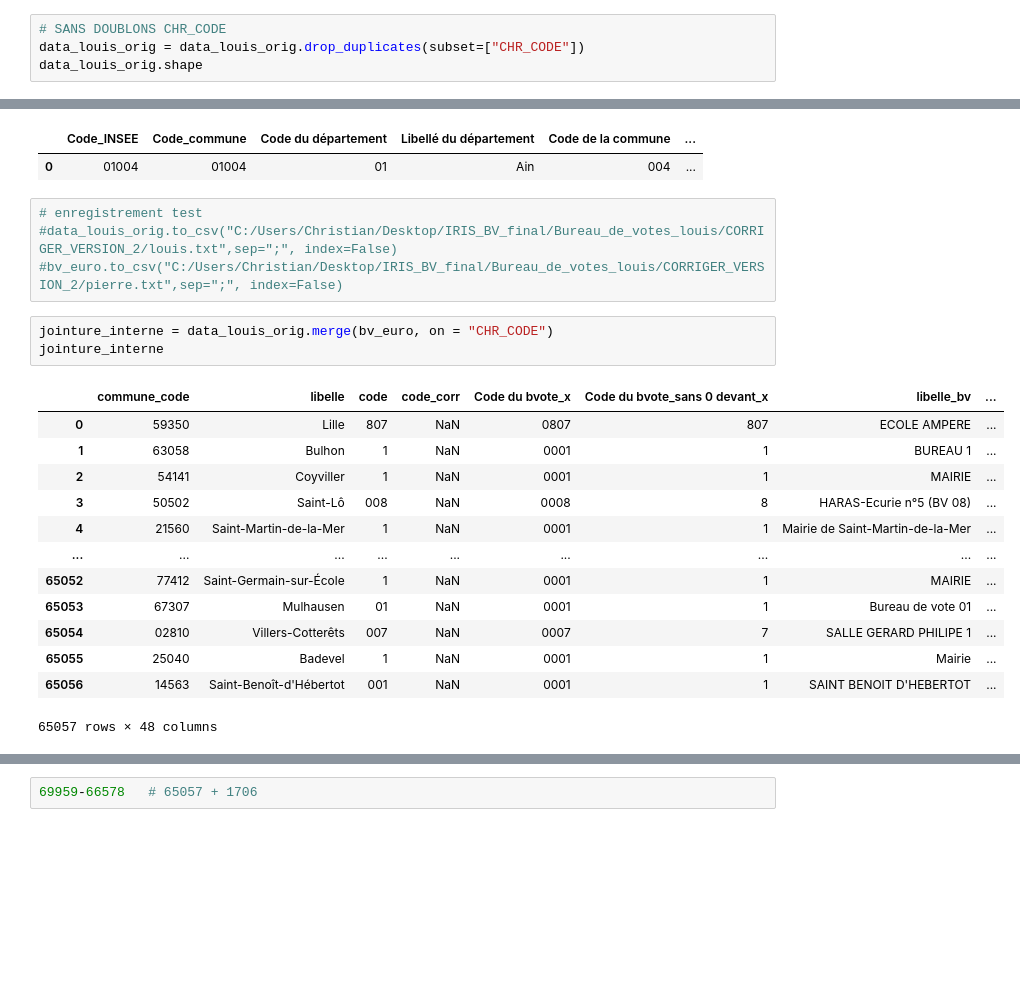
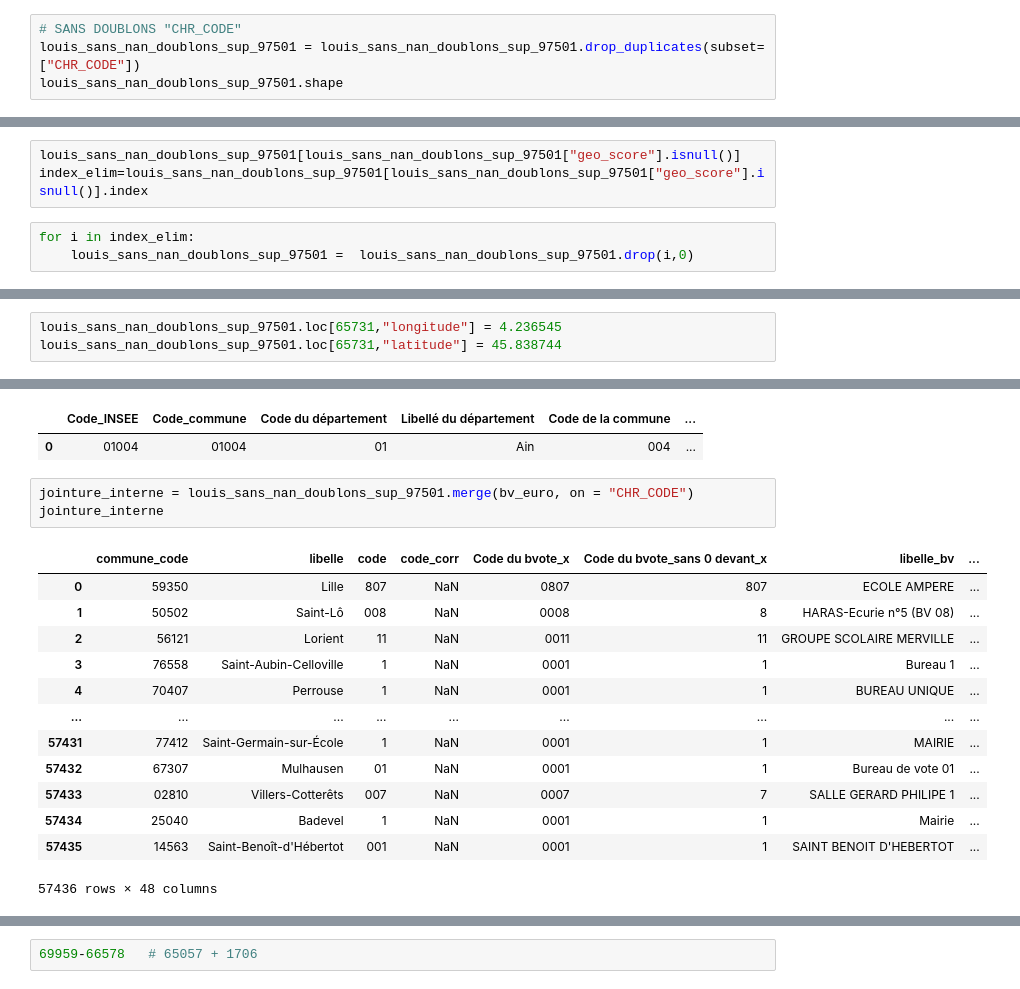
Before and after one commit to christian235711/IRIS_BV, a Jupyter notebook: CORRECTION_LYON_MARSEILLE.ipynb, the cells around one changed output, grey strips where cells are left out. Drawn from its saved outputs; the diff is of its cells as text; blank space fills up the shorter version.

Commit message:
jointure sans coord nan sans doublons sans codes postaux sup 97501

```diff
--- a/CORRECTION_LYON_MARSEILLE.ipynb
+++ b/CORRECTION_LYON_MARSEILLE.ipynb
@@ -24,5 +72,5 @@ data_louis_orig.iloc[70045:70045+1,:]
 # %%
-# SANS DOUBLONS CHR_CODE
-data_louis_orig = data_louis_orig.drop_duplicates(subset=["CHR_CODE"])
-data_louis_orig.shape
+# SANS DOUBLONS "CHR_CODE"
+louis_sans_nan_doublons_sup_97501 = louis_sans_nan_doublons_sup_97501.drop_duplicates(subset=["CHR_CODE"])
+louis_sans_nan_doublons_sup_97501.shape
 # %% [output]
@@ -33,0 +87,6 @@ data_louis_orig.shape
+# %%
+louis_sans_nan_doublons_sup_97501[louis_sans_nan_doublons_sup_97501["geo_score"].isnull()]
+index_elim=louis_sans_nan_doublons_sup_97501[louis_sans_nan_doublons_sup_97501["geo_score"].isnull()].index
+# %%
+for i in index_elim:
+    louis_sans_nan_doublons_sup_97501 =  louis_sans_nan_doublons_sup_97501.drop(i,0)
@@ -33,0 +105,3 @@ data_louis_orig.shape
+# %%
+louis_sans_nan_doublons_sup_97501.loc[65731,"longitude"] = 4.236545
+louis_sans_nan_doublons_sup_97501.loc[65731,"latitude"] = 45.838744
@@ -65,27 +146,23 @@ bv_euro.head(1)
 # %% [output]
 |  | Code_INSEE | Code_commune | Code du département | Libellé du département | Code de la commune | ... |
 | 0 | 01004 | 01004 | 01 | Ain | 004 | ... |
-# %%
-# enregistrement test
-#data_louis_orig.to_csv("C:/Users/Christian/Desktop/IRIS_BV_final/Bureau_de_votes_louis/CORRIGER_VERSION_2/louis.txt",sep=";", index=False)
-#bv_euro.to_csv("C:/Users/Christian/Desktop/IRIS_BV_final/Bureau_de_votes_louis/CORRIGER_VERSION_2/pierre.txt",sep=";", index=False)
 # %%
-jointure_interne = data_louis_orig.merge(bv_euro, on = "CHR_CODE")
+jointure_interne = louis_sans_nan_doublons_sup_97501.merge(bv_euro, on = "CHR_CODE")
 jointure_interne
 # %% [output]
 |  | commune_code | libelle | code | code_corr | Code du bvote_x | Code du bvote_sans 0 devant_x | libelle_bv | ... |
 | 0 | 59350 | Lille | 807 | NaN | 0807 | 807 | ECOLE AMPERE | ... |
-| 1 | 63058 | Bulhon | 1 | NaN | 0001 | 1 | BUREAU 1 | ... |
-| 2 | 54141 | Coyviller | 1 | NaN | 0001 | 1 | MAIRIE | ... |
-| 3 | 50502 | Saint-Lô | 008 | NaN | 0008 | 8 | HARAS-Ecurie n°5 (BV 08) | ... |
-| 4 | 21560 | Saint-Martin-de-la-Mer | 1 | NaN | 0001 | 1 | Mairie de Saint-Martin-de-la-Mer | ... |
+| 1 | 50502 | Saint-Lô | 008 | NaN | 0008 | 8 | HARAS-Ecurie n°5 (BV 08) | ... |
+| 2 | 56121 | Lorient | 11 | NaN | 0011 | 11 | GROUPE SCOLAIRE MERVILLE | ... |
+| 3 | 76558 | Saint-Aubin-Celloville | 1 | NaN | 0001 | 1 | Bureau 1 | ... |
+| 4 | 70407 | Perrouse | 1 | NaN | 0001 | 1 | BUREAU UNIQUE | ... |
 | ... | ... | ... | ... | ... | ... | ... | ... | ... |
-| 65052 | 77412 | Saint-Germain-sur-École | 1 | NaN | 0001 | 1 | MAIRIE | ... |
-| 65053 | 67307 | Mulhausen | 01 | NaN | 0001 | 1 | Bureau de vote 01 | ... |
-| 65054 | 02810 | Villers-Cotterêts | 007 | NaN | 0007 | 7 | SALLE GERARD PHILIPE 1 | ... |
-| 65055 | 25040 | Badevel | 1 | NaN | 0001 | 1 | Mairie | ... |
-| 65056 | 14563 | Saint-Benoît-d'Hébertot | 001 | NaN | 0001 | 1 | SAINT BENOIT D'HEBERTOT | ... |
+| 57431 | 77412 | Saint-Germain-sur-École | 1 | NaN | 0001 | 1 | MAIRIE | ... |
+| 57432 | 67307 | Mulhausen | 01 | NaN | 0001 | 1 | Bureau de vote 01 | ... |
+| 57433 | 02810 | Villers-Cotterêts | 007 | NaN | 0007 | 7 | SALLE GERARD PHILIPE 1 | ... |
+| 57434 | 25040 | Badevel | 1 | NaN | 0001 | 1 | Mairie | ... |
+| 57435 | 14563 | Saint-Benoît-d'Hébertot | 001 | NaN | 0001 | 1 | SAINT BENOIT D'HEBERTOT | ... |
-65057 rows × 48 columns
+57436 rows × 48 columns
 # %%
 data_louis_orig.shape, bv_euro.shape
 # %% [output]
```
Also changed, not shown: parts of 49 cells of this notebook.
